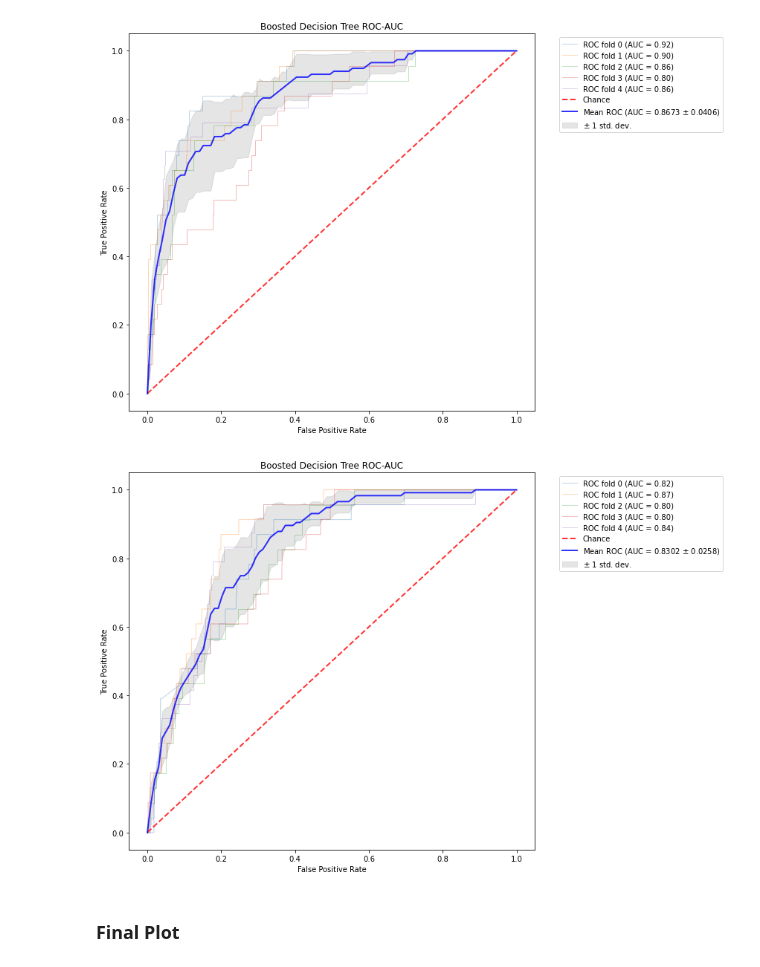
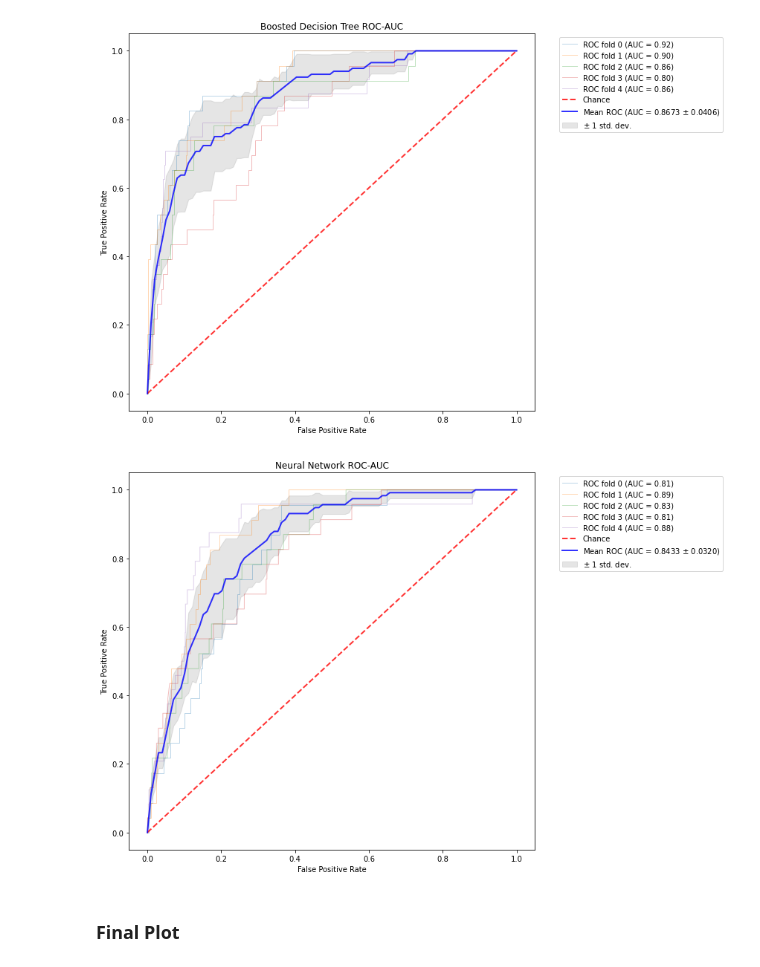
Before and after one commit to epfl-ada/ada-2020-project-milestone-p3-p3_klr, a Jupyter notebook: src/ROC_offline_feature_selection.ipynb, the cells around one changed output. Saved outputs shown, nothing was run; the diff lists cells and outputs as text; code cells hidden in the pictures.

```diff
--- a/src/ROC_offline_feature_selection.ipynb
+++ b/src/ROC_offline_feature_selection.ipynb
@@ -157,10 +157,10 @@ save_pkl(bdt_res, "bdt_res_off_fs")
 # %% [output]
 [figure]
 # %%
-nn_res = roc_plt(X, y, pipe_NN, "Boosted Decision Tree ROC-AUC", seed=seed, create_plot=True)
+nn_res = roc_plt(X, y, pipe_NN, "Neural Network ROC-AUC", seed=seed, create_plot=True)
 save_pkl(nn_res, "nn_res_off_fs")
 # %% [output]
-[figure, old version]
+[figure, new version]
 # %% [markdown]
 ### Final Plot
 # %%
```
Also changed, not shown: parts of 2 cells of this notebook, 3 other files.
